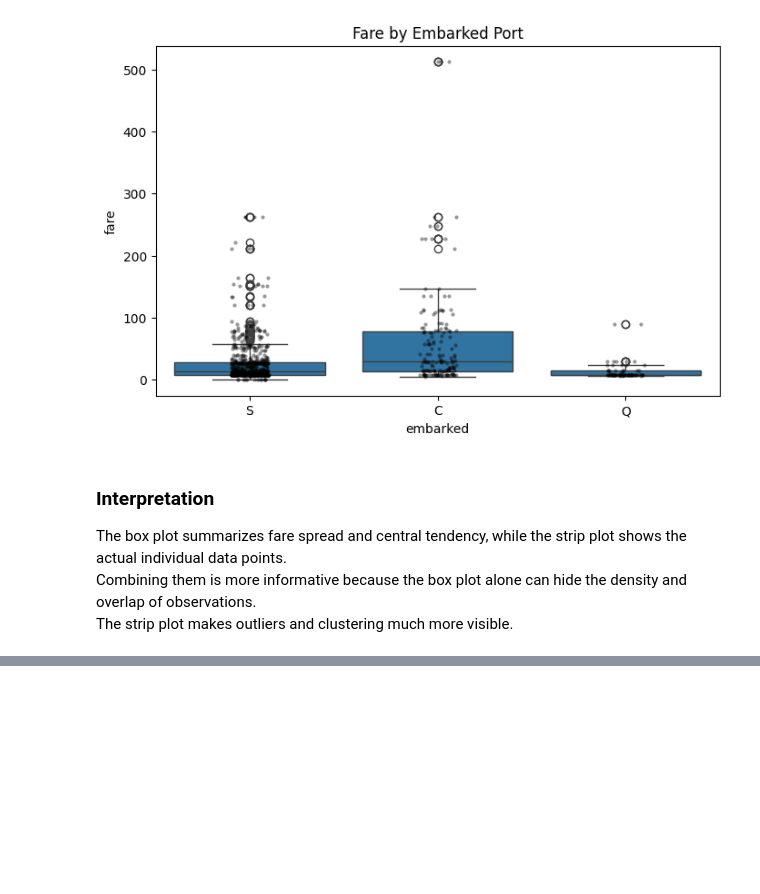
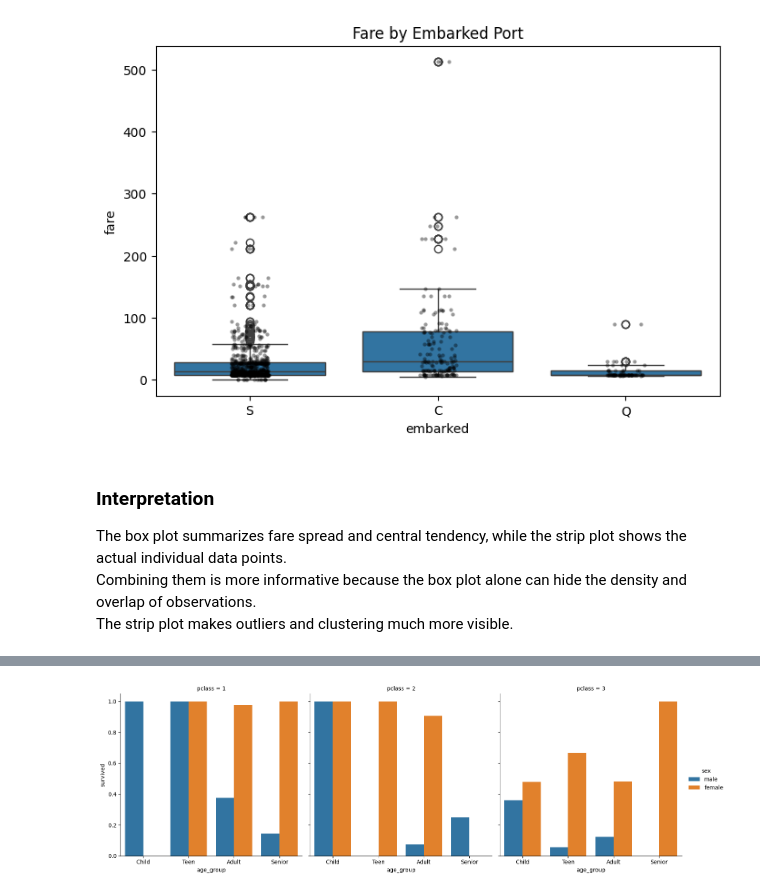
Before and after one commit to SHKabdulhadi/Titanic-Data-Analysis, a Jupyter notebook: titanic-data-analysis.ipynb, the cells around one changed output, grey strips where cells are left out. Saved outputs shown, nothing was run; the diff lists cells and outputs as text; code cells hidden in the pictures; blank space fills up the shorter version.

```diff
--- a/titanic-data-analysis.ipynb
+++ b/titanic-data-analysis.ipynb
@@ -616,0 +634,14 @@ The strip plot makes outliers and clustering much more visible.
+# %%
+sns.catplot(
+    data=df_clean,
+    x='age_group',
+    y='survived',
+    col='pclass',
+    hue='sex',
+    kind='bar',
+    order=['Child', 'Teen', 'Adult', 'Senior'],
+    errorbar=None
+)
+plt.show()
+# %% [output]
+[figure, added]
```
Also changed, not shown: parts of 4 cells of this notebook.
